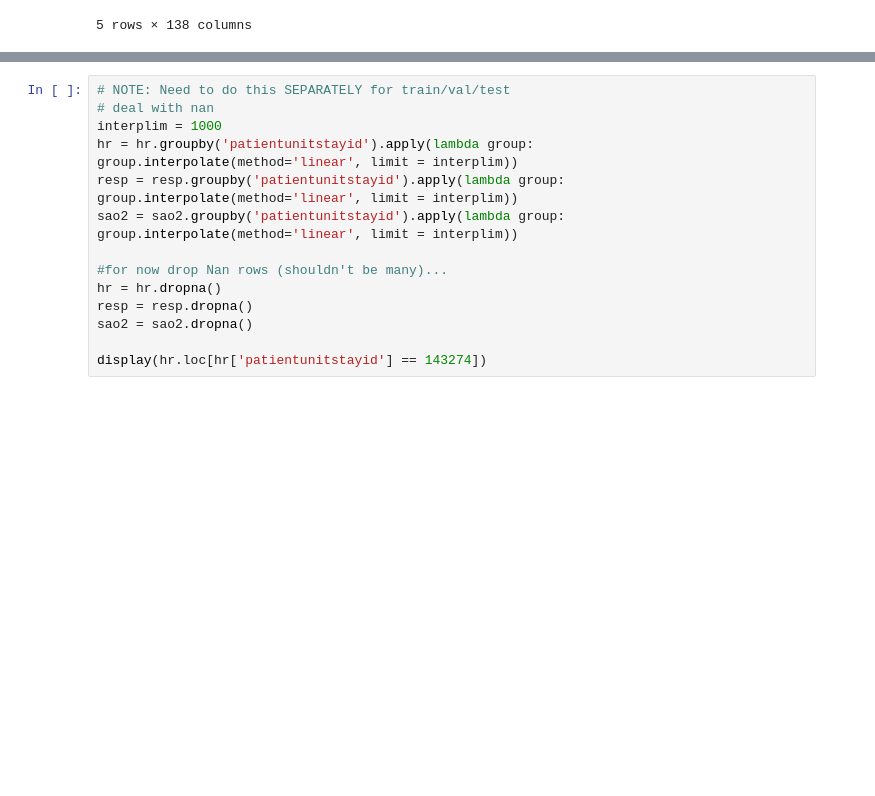
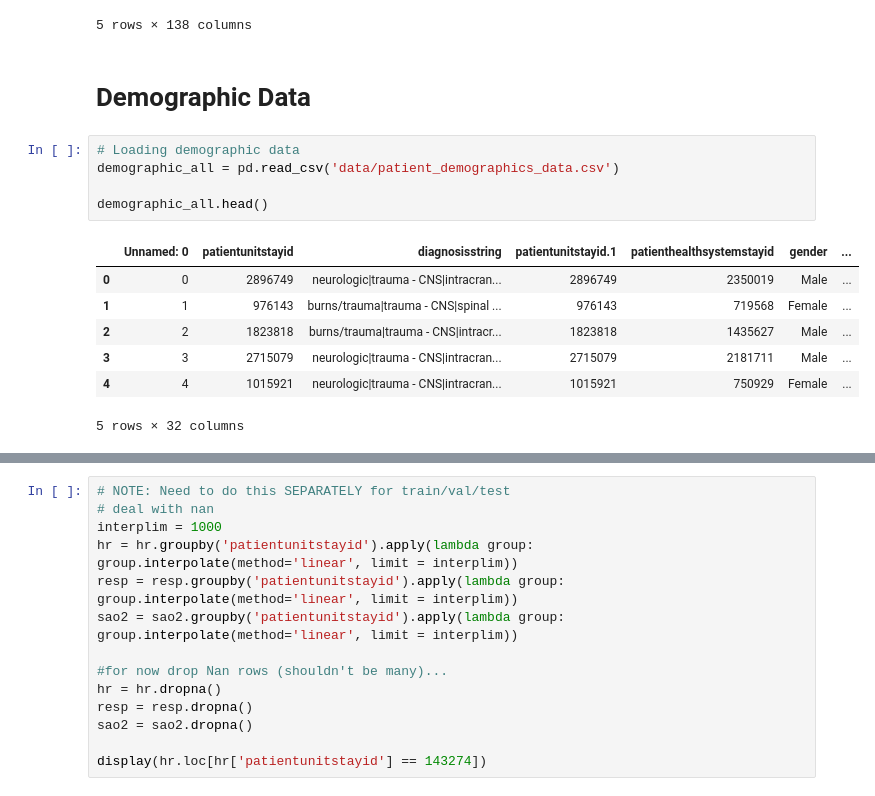
Before and after one commit to adit98/tbi, a Jupyter notebook: GCS_Modeling.ipynb, the cells around one changed output, grey strips where cells are left out. Saved outputs shown, nothing was run; the diff lists cells and outputs as text; blank space fills up the shorter version.

Commit message:
Added demographic data.

```diff
--- a/GCS_Modeling.ipynb
+++ b/GCS_Modeling.ipynb
@@ -141,3 +143,18 @@ labtypedata_cts.head()
 | 3 | 145396 | 12.0 | 4.0 | 4.0 | 0.0 | 4.0 | 4.0 | 4.0 | ... |
 | 4 | 145840 | 4.0 | 0.0 | 2.0 | 0.0 | 0.0 | 0.0 | 1.0 | ... |
 5 rows × 138 columns
+# %% [markdown]
+# Demographic Data
+# %%
+# Loading demographic data
+demographic_all = pd.read_csv('data/patient_demographics_data.csv')
+
+demographic_all.head()
+# %% [output]
+|  | Unnamed: 0 | patientunitstayid | diagnosisstring | patientunitstayid.1 | patienthealthsystemstayid | gender | ... |
+| 0 | 0 | 2896749 | neurologic|trauma - CNS|intracran... | 2896749 | 2350019 | Male | ... |
+| 1 | 1 | 976143 | burns/trauma|trauma - CNS|spinal ... | 976143 | 719568 | Female | ... |
+| 2 | 2 | 1823818 | burns/trauma|trauma - CNS|intracr... | 1823818 | 1435627 | Male | ... |
+| 3 | 3 | 2715079 | neurologic|trauma - CNS|intracran... | 2715079 | 2181711 | Male | ... |
+| 4 | 4 | 1015921 | neurologic|trauma - CNS|intracran... | 1015921 | 750929 | Female | ... |
+5 rows × 32 columns
```
Also changed, not shown: parts of 4 cells of this notebook.
